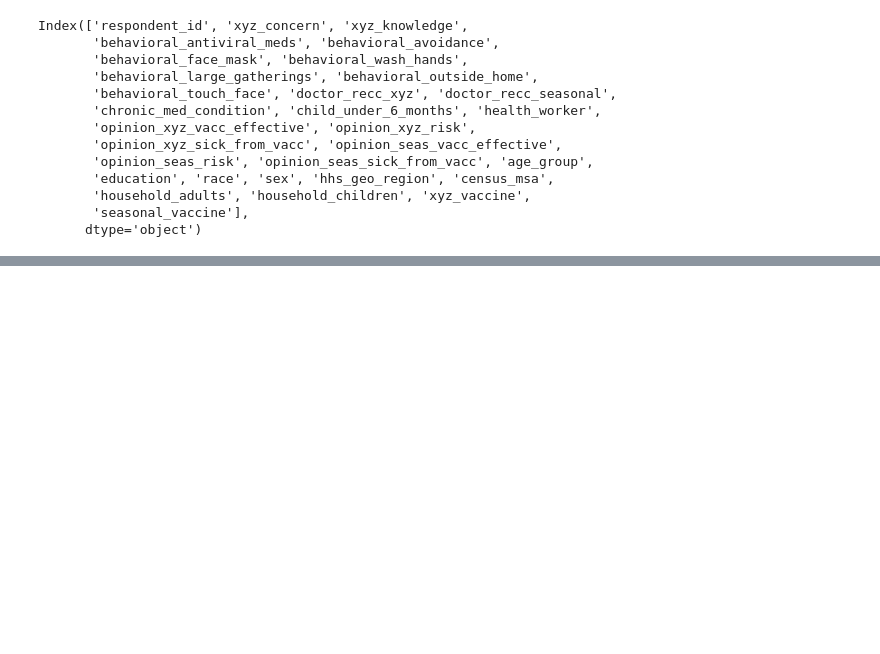
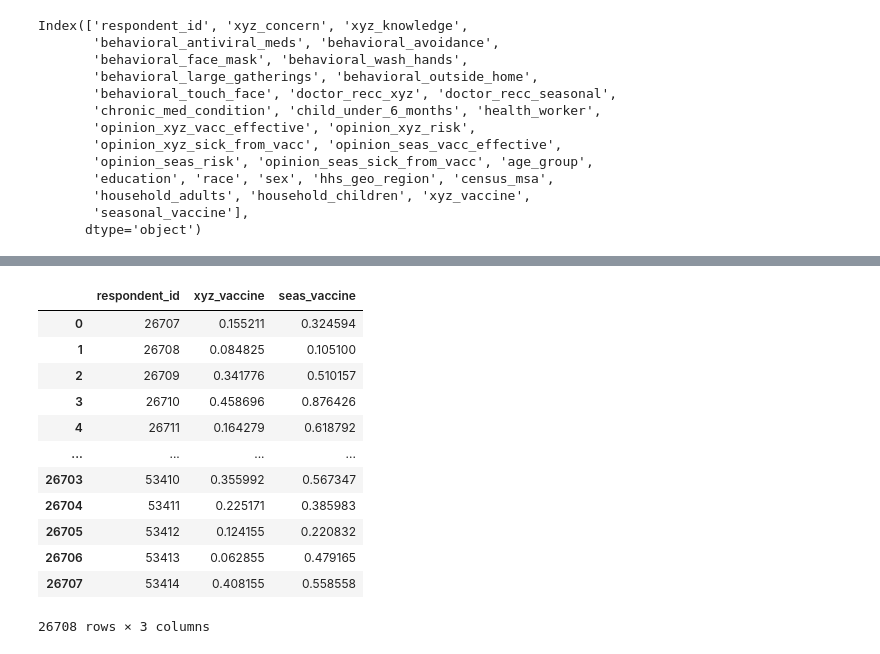
Before and after one commit to lmaoaadiez/tp, a Jupyter notebook: cna tasks/cna hackathon/dataset and all/solution.ipynb, the cells around one changed output, grey strips where cells are left out. Saved outputs shown, nothing was run; the diff lists cells and outputs as text; code cells hidden in the pictures; blank space fills up the shorter version.

```diff
--- a/cna tasks/cna hackathon/dataset and all/solution.ipynb
+++ b/cna tasks/cna hackathon/dataset and all/solution.ipynb
@@ -835,0 +1005,6 @@ score
+# %%
+X_test12 = df_test.drop(columns=['respondent_id','doctor_recc_xyz','opinion_xyz'],axis=1)
+# %%
+X_test12 = transformer234.fit_transform(X_test12)
+# %%
+pred12 = lr2.predict_proba(X_test12)
@@ -835,0 +1021,22 @@ score
+# %%
+submission = pd.DataFrame()
+submission['respondent_id'] = df_test['respondent_id']
+
+submission['xyz_vaccine']=pred11[:,1]
+submission['seas_vaccine'] = pred12[:,1]
+# %%
+submission
+# %% [output]
+|  | respondent_id | xyz_vaccine | seas_vaccine |
+| 0 | 26707 | 0.155211 | 0.324594 |
+| 1 | 26708 | 0.084825 | 0.105100 |
+| 2 | 26709 | 0.341776 | 0.510157 |
+| 3 | 26710 | 0.458696 | 0.876426 |
+| 4 | 26711 | 0.164279 | 0.618792 |
+| ... | ... | ... | ... |
+| 26703 | 53410 | 0.355992 | 0.567347 |
+| 26704 | 53411 | 0.225171 | 0.385983 |
+| 26705 | 53412 | 0.124155 | 0.220832 |
+| 26706 | 53413 | 0.062855 | 0.479165 |
+| 26707 | 53414 | 0.408155 | 0.558558 |
+26708 rows × 3 columns
```
Also changed, not shown: parts of 54 cells of this notebook, 1 other file.
